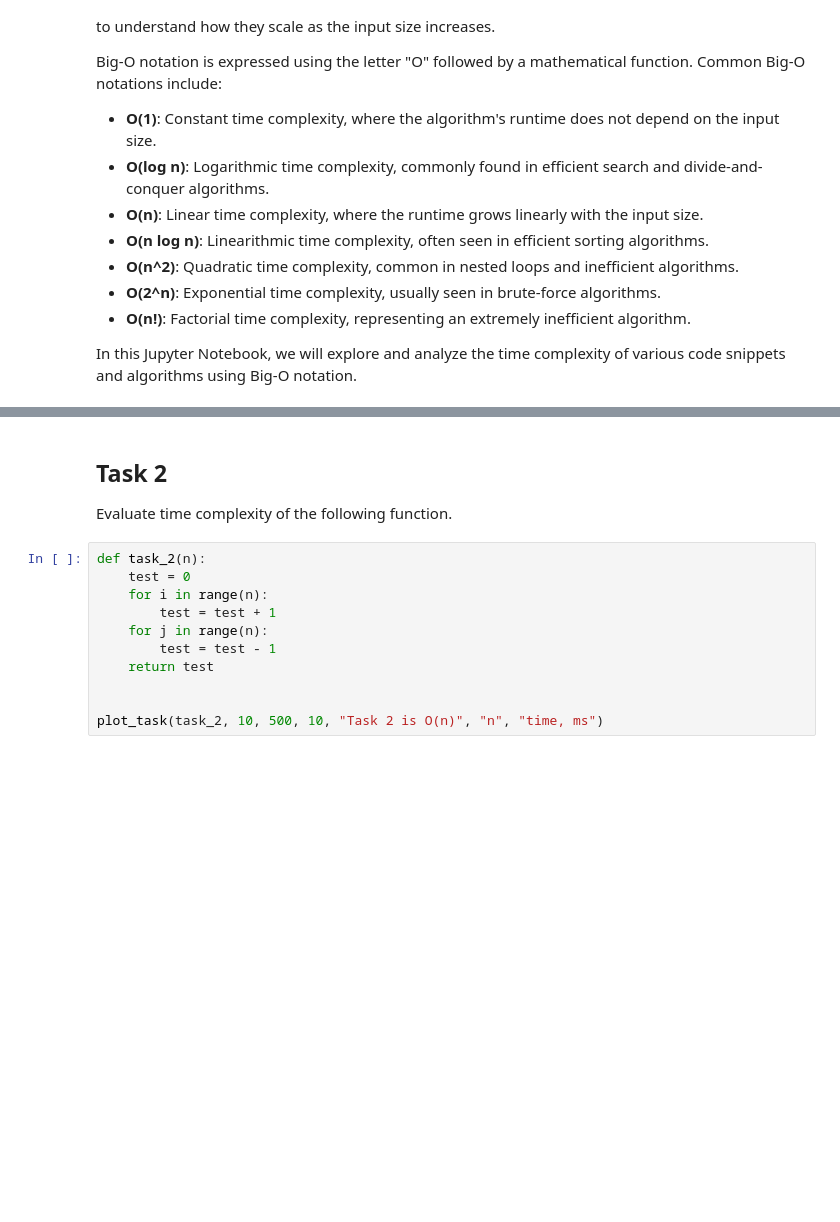
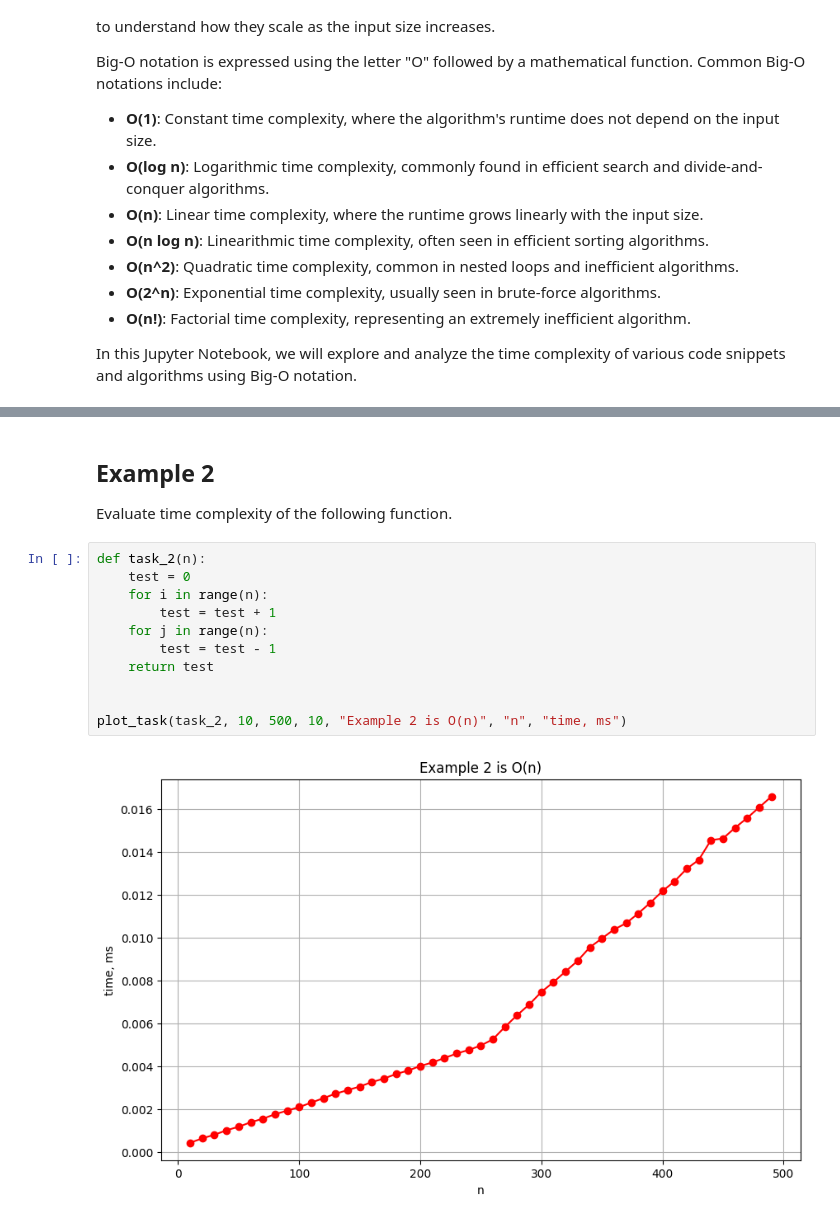
Before and after one commit to romankurakin/data-structures-and-algorithms, a Jupyter notebook: Big-O.ipynb, the cells around one changed output, grey strips where cells are left out. Drawn from its saved outputs; the diff is of its cells as text; blank space fills up the shorter version.

```diff
--- a/Big-O.ipynb
+++ b/Big-O.ipynb
@@ -81,16 +83,18 @@ plot_task(task_1, 10, 500, 10, "Task 1 is O(n^2)", "n", "time, ms")
 # %% [markdown]
-## Task 2
+## Example 2
 
 Evaluate time complexity of the following function.
 # %%
 def task_2(n):
     test = 0
     for i in range(n):
         test = test + 1
     for j in range(n):
         test = test - 1
     return test
 
 
-plot_task(task_2, 10, 500, 10, "Task 2 is O(n)", "n", "time, ms")
+plot_task(task_2, 10, 500, 10, "Example 2 is O(n)", "n", "time, ms")
+# %% [output]
+[figure, added]
 # %% [markdown]
```
Also changed, not shown: parts of 19 cells of this notebook.
